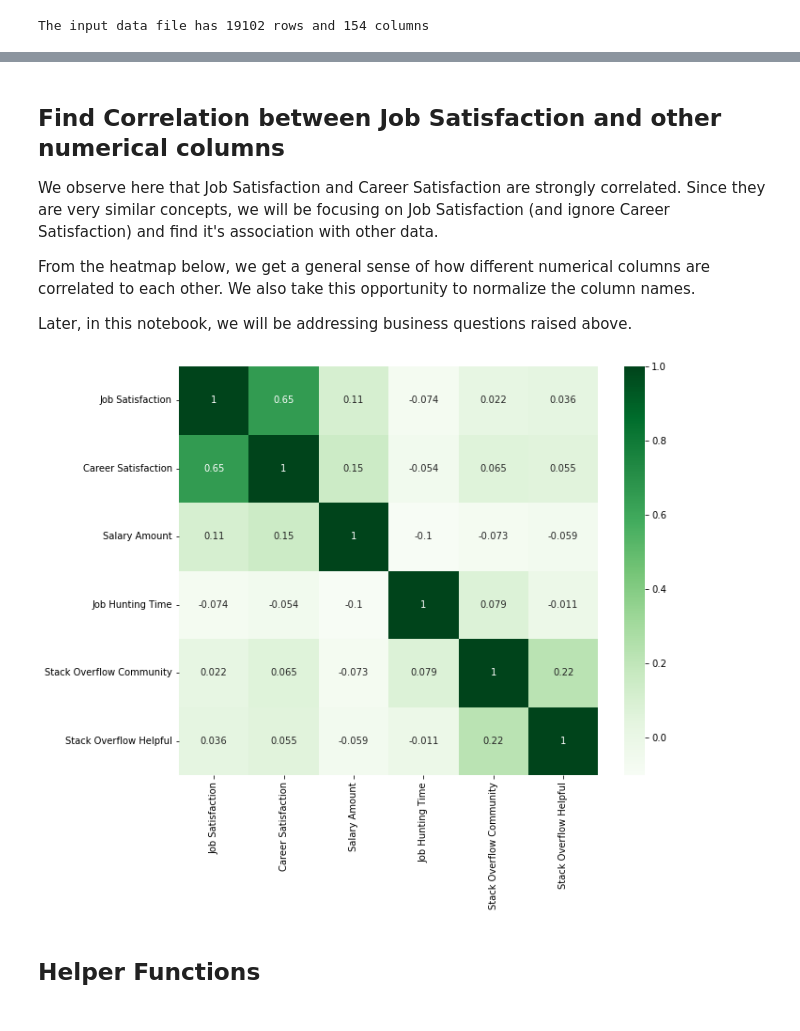
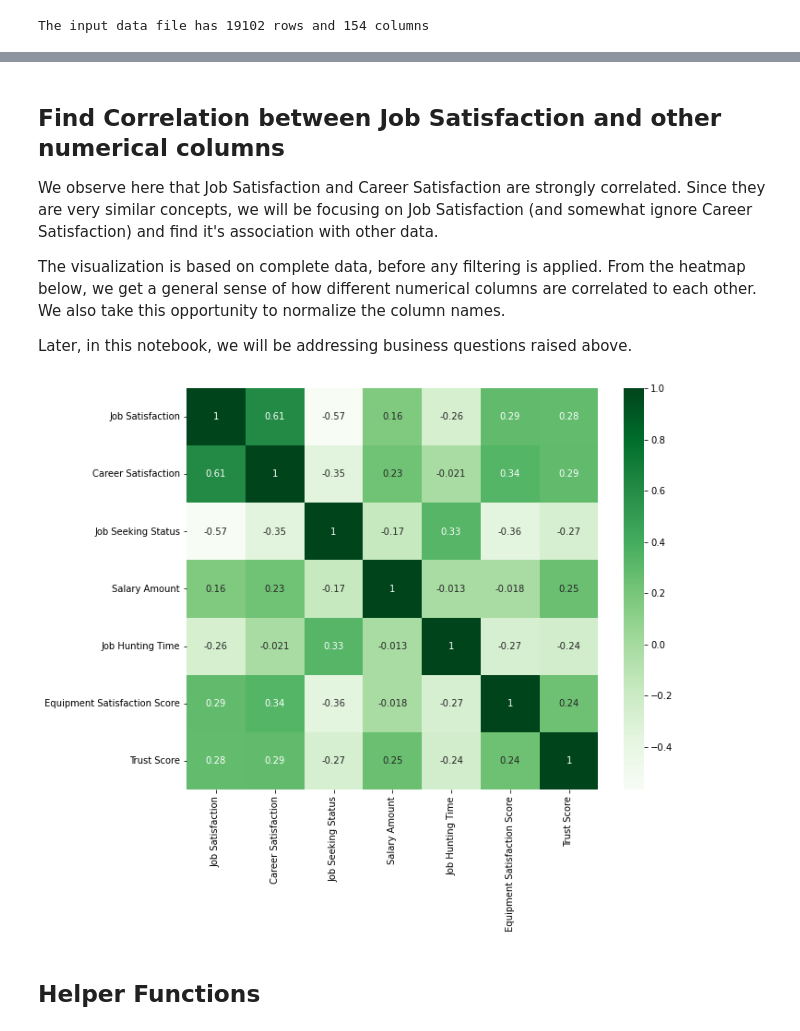
Before and after one commit to RayS1/job-satisfaction, a Jupyter notebook: Blog-Post-Business-Questions.ipynb, the cells around one changed output, grey strips where cells are left out. Cells and saved outputs as stored; diff of their text form; code cells hidden in the pictures.

```diff
--- a/Blog-Post-Business-Questions.ipynb
+++ b/Blog-Post-Business-Questions.ipynb
@@ -51,0 +41,9 @@ df.head()
+# %%
+# Global flags
+go_debug = True # Debug messages only when set to True
+go_impute = False # Data imputation happens only when set to True
+
+# Global constants
+
+# Constant for filtering survery records on DeveloperType column
+PATTERN = 'Database administrator'
@@ -155,0 +235,3 @@ memory usage: 1.6+ MB
+# %%
+# Clean and transform df to js_df
+js_df = clean_and_transform_df(df, PATTERN)
@@ -156,20 +248,24 @@ memory usage: 1.6+ MB
 # %% [markdown]
 ## Find Correlation between Job Satisfaction and other numerical columns
-We observe here that Job Satisfaction and Career Satisfaction are strongly correlated. Since they are very similar concepts, we will be focusing on Job Satisfaction (and ignore Career Satisfaction) and find it's association with other data.
+We observe here that Job Satisfaction and Career Satisfaction are strongly correlated. Since they are very similar concepts, we will be focusing on Job Satisfaction (and somewhat ignore Career Satisfaction) and find it's association with other data.
 
-From the heatmap below, we get a general sense of how different numerical columns are correlated to each other. We also take this opportunity to normalize the column names.
+The visualization is based on complete data, before any filtering is applied. From the heatmap below, we get a general sense of how different numerical columns are correlated to each other. We also take this opportunity to normalize the column names.
 
 Later, in this notebook, we will be addressing business questions raised above.
 # %%
 # Correlation between Job Satisfaction, Career Satisfaction, Salary amount, Job Hunting Time,
-# Stack Overflow Community and Stack Overflow Helpful
+# Equipment Score, and Trust Score
 
-corr = js_df.corr()
+# Columns that matter
+cols_for_corr = ['Job Satisfaction', 'Career Satisfaction', 'Job Seeking Status', 'Salary Amount', \
+                 'Job Hunting Time', 'Equipment Satisfaction Score', 'Trust Score']
+
+corr = js_df[cols_for_corr].corr()
 
 plt.figure(figsize=(10, 8))
 sns.heatmap(corr, cmap='Greens', annot=True);
 # %% [output]
-[figure, old version]
+[figure, new version]
 # %% [markdown]
 ## Helper Functions
 # %%
```
Also changed, not shown: parts of 46 cells of this notebook, 3 other files.
